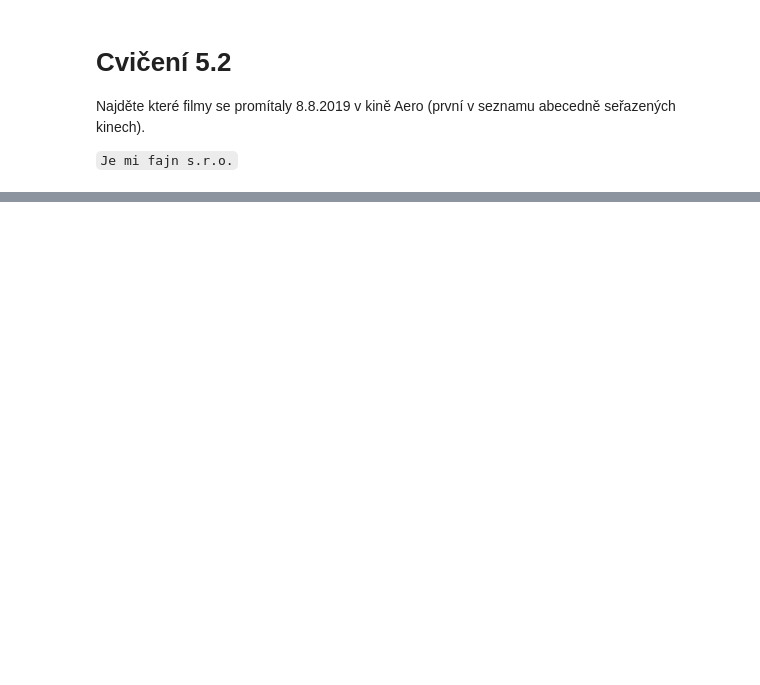
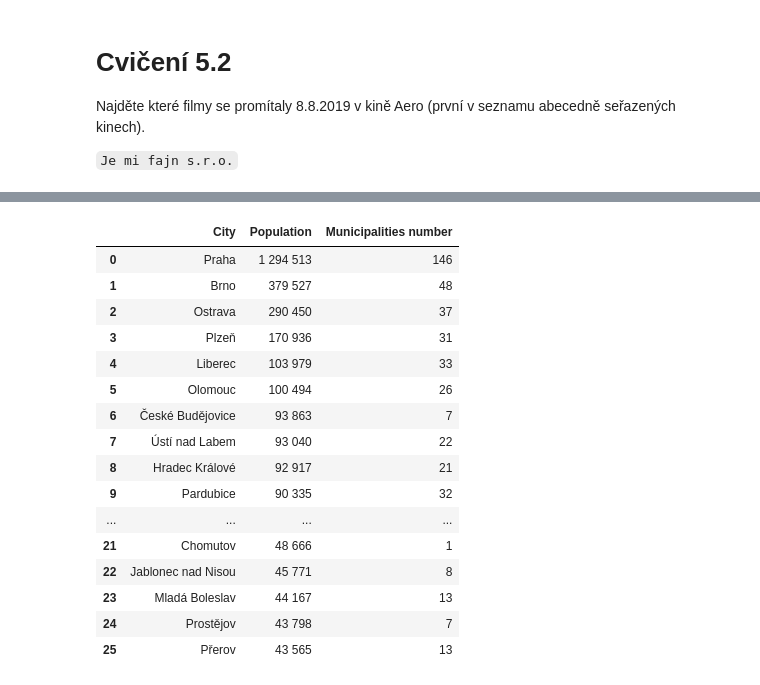
Before and after one commit to sedlakovi/webscraping, a Jupyter notebook: 5_requests.ipynb, the cells around one changed output, grey strips where cells are left out. Cells and saved outputs as stored; diff of their text form; code cells hidden in the pictures; blank space fills up the shorter version.

```diff
--- a/5_requests.ipynb
+++ b/5_requests.ipynb
@@ -65,0 +104,6 @@ Najděte které filmy se promítaly 8.8.2019 v kině Aero (první v seznamu abec
+# %%
+url = 'https://cs.wikipedia.org/wiki/Seznam_m%C4%9Bst_v_%C4%8Cesku'
+r = requests.get(url)
+soup = BeautifulSoup(r.text, 'html.parser')
+cities_links = soup.select('table table a:not(a[href*="Soubor"])', href=True)
+cities_links
@@ -65,0 +128,5 @@ Najděte které filmy se promítaly 8.8.2019 v kině Aero (první v seznamu abec
+# %%
+cities = []
+for city in cities_links:
+    cities.append(city.text.strip())
+cities
@@ -65,0 +151,6 @@ Najděte které filmy se promítaly 8.8.2019 v kině Aero (první v seznamu abec
+# %%
+pop_nums_list = soup.select('table table td[align="right"]', href=True)
+pop_nums = []
+for pop in pop_nums_list:
+    pop_nums.append(pop.text.strip())
+pop_nums
@@ -65,0 +175,3 @@ Najděte které filmy se promítaly 8.8.2019 v kině Aero (první v seznamu abec
+# %%
+cities_df = pd.DataFrame(zip(cities, pop_nums), columns=['City', 'Population'])
+cities_df
@@ -65,0 +196,27 @@ Najděte které filmy se promítaly 8.8.2019 v kině Aero (první v seznamu abec
+# %%
+municipalities = []
+for city in cities_links:
+    url = 'https://cs.wikipedia.org/{}'.format(city['href'])
+    r = requests.get(url)
+    soup = BeautifulSoup(r.text, 'html.parser')
+    municipalities.append(soup.select_one('.infobox a[title*="Část obce"]').find_next('td').contents[0].strip())
+cities_df['Municipalities number'] = municipalities
+cities_df
+# %% [output]
+|  | City | Population | Municipalities number |
+| 0 | Praha | 1 294 513 | 146 |
+| 1 | Brno | 379 527 | 48 |
+| 2 | Ostrava | 290 450 | 37 |
+| 3 | Plzeň | 170 936 | 31 |
+| 4 | Liberec | 103 979 | 33 |
+| 5 | Olomouc | 100 494 | 26 |
+| 6 | České Budějovice | 93 863 | 7 |
+| 7 | Ústí nad Labem | 93 040 | 22 |
+| 8 | Hradec Králové | 92 917 | 21 |
+| 9 | Pardubice | 90 335 | 32 |
+| ... | ... | ... | ... |
+| 21 | Chomutov | 48 666 | 1 |
+| 22 | Jablonec nad Nisou | 45 771 | 8 |
+| 23 | Mladá Boleslav | 44 167 | 13 |
+| 24 | Prostějov | 43 798 | 7 |
+| 25 | Přerov | 43 565 | 13 |
```
Also changed, not shown: parts of 11 cells of this notebook, 2 other files.
